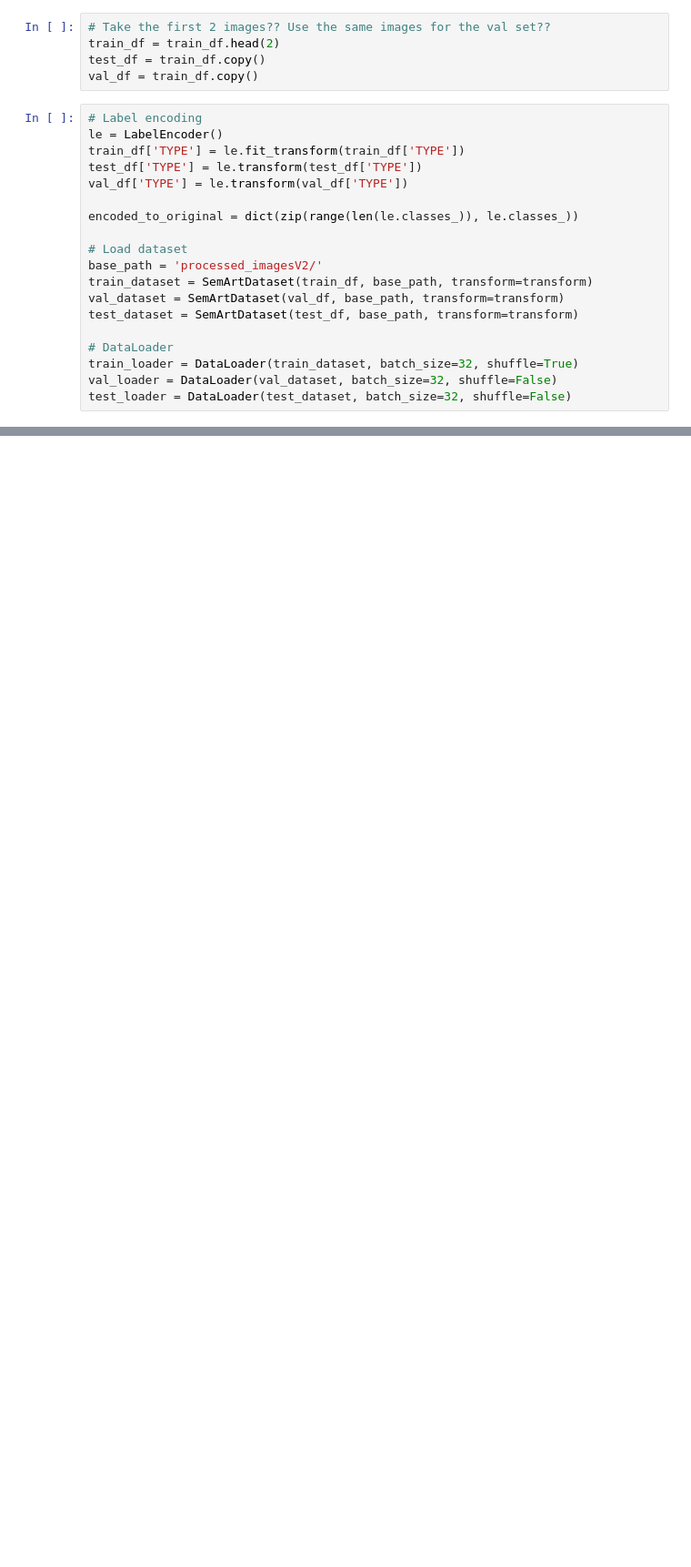
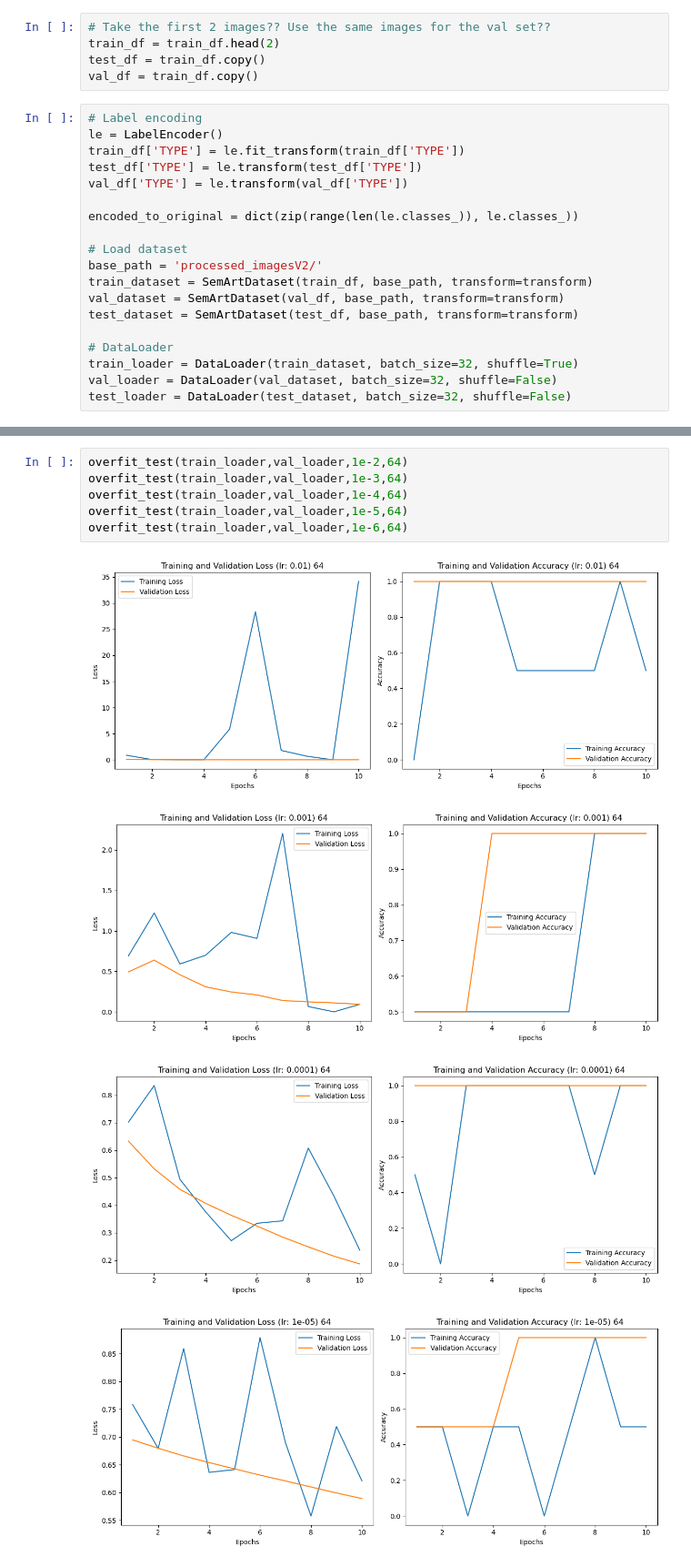
Before and after one commit to MaartenH327/groupassignment-AppliedAI, a Jupyter notebook: OverfitTest.ipynb, the cells around one changed output, grey strips where cells are left out. Shown at 91% size. Drawn from its saved outputs; the diff is of its cells as text; blank space fills up the shorter version.

```diff
--- a/OverfitTest.ipynb
+++ b/OverfitTest.ipynb
@@ -279,0 +330,11 @@ Epoch [10/10], Training Loss: 0.0000, Training Accuracy: 1.0000
+# %%
+overfit_test(train_loader,val_loader,1e-2,64)
+overfit_test(train_loader,val_loader,1e-3,64)
+overfit_test(train_loader,val_loader,1e-4,64)
+overfit_test(train_loader,val_loader,1e-5,64)
+overfit_test(train_loader,val_loader,1e-6,64)
+# %% [output]
+[figure, added]
+[figure, added]
+[figure, added]
+[figure, added]
```
Also changed, not shown: parts of 5 cells of this notebook.
